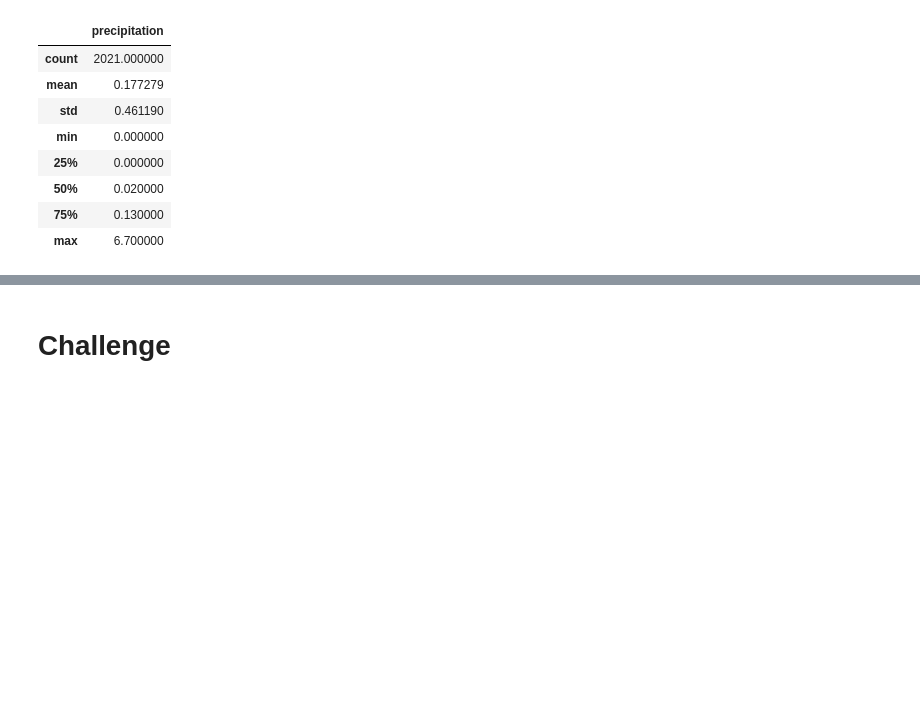
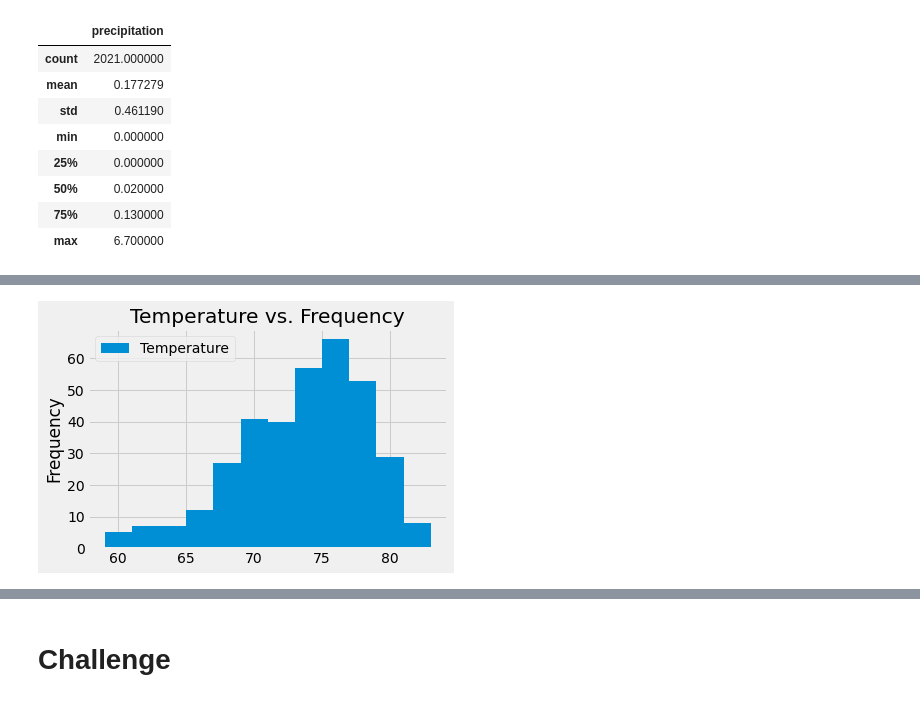
Before and after one commit to rpamintuan671/surfs_up, a Jupyter notebook: climate_analysis.ipynb, the cells around one changed output, grey strips where cells are left out. Saved outputs shown, nothing was run; the diff lists cells and outputs as text; code cells hidden in the pictures; blank space fills up the shorter version.

```diff
--- a/climate_analysis.ipynb
+++ b/climate_analysis.ipynb
@@ -152,0 +223,14 @@ df.describe()
+# %%
+# Add a title and change the name of the label
+# Create histogram using the plot() function and the hist() function and add the number of bins as a parameter
+df.plot.hist(bins=12, title = "Temperature vs. Frequency")
+
+plt.legend(["Temperature"])
+
+# 3) Use plt.tight_layout() to compress the x-axis labels so that they fit into the box holding the plot.
+plt.tight_layout()
+
+# Save Figure
+plt.savefig("./Temperature_vs_Frequency.png")
+# %% [output]
+[figure, added]
```
Also changed, not shown: parts of 10 cells of this notebook, 2 other files.
